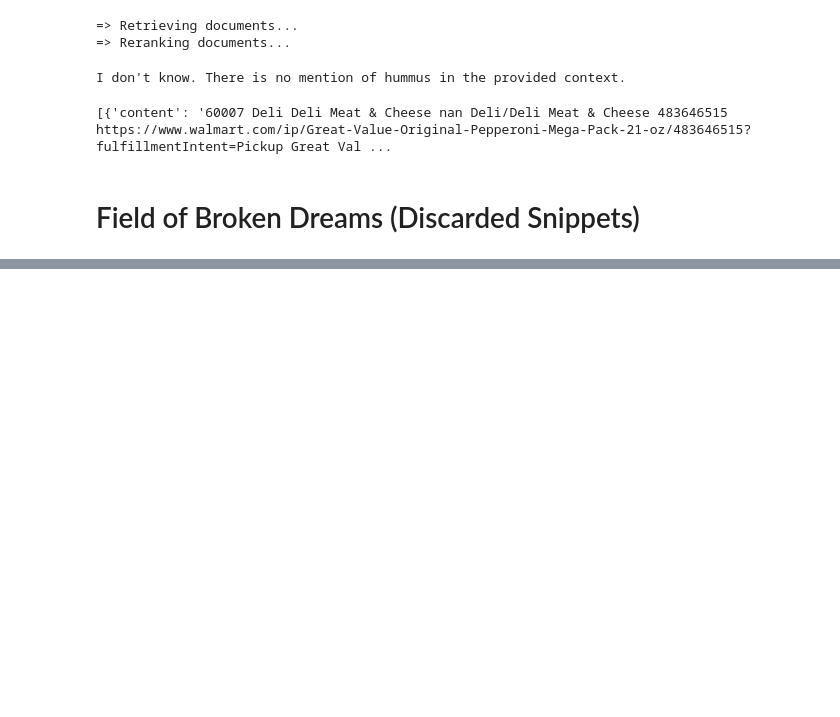
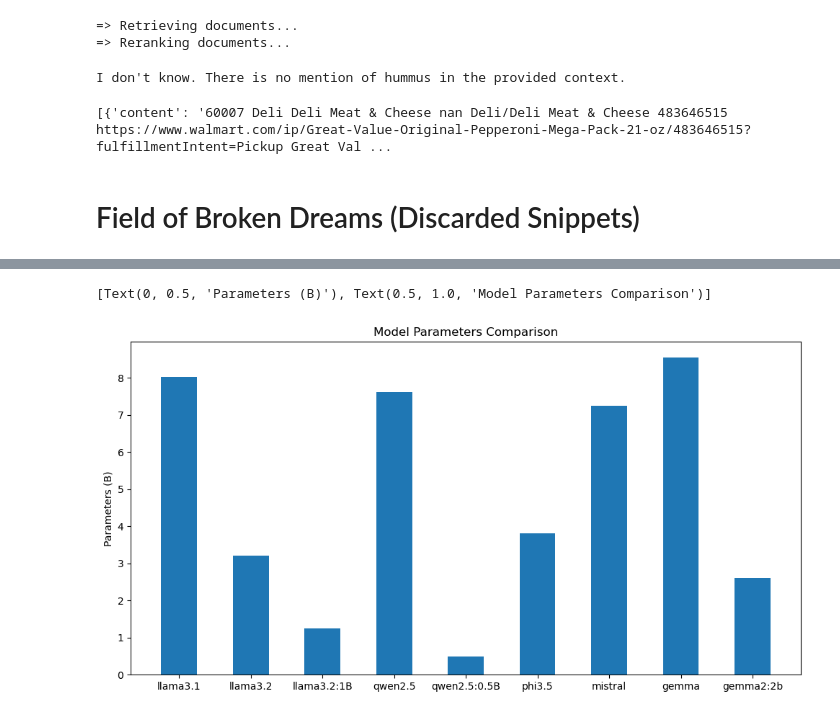
Before and after one commit to mist861/5542-Big-Data-Analytics, a Jupyter notebook: src/notebook/5542-0001_project_grocerbot_example.ipynb, the cells around one changed output, grey strips where cells are left out. Cells and saved outputs as stored; diff of their text form; code cells hidden in the pictures; blank space fills up the shorter version.

```diff
--- a/src/notebook/5542-0001_project_grocerbot_example.ipynb
+++ b/src/notebook/5542-0001_project_grocerbot_example.ipynb
@@ -534,0 +575,7 @@ for category in chunks:
+# %%
+fig, ax = plt.subplots(figsize=(12,6))
+bar_container = ax.bar(results.Model, results.Parameters, width=0.5)
+ax.set(ylabel='Parameters (B)', title='Model Parameters Comparison')
+# %% [output]
+[Text(0, 0.5, 'Parameters (B)'), Text(0.5, 1.0, 'Model Parameters Comparison')]
+[figure, added]
```
Also changed, not shown: parts of 5 cells of this notebook, 10 other files.
